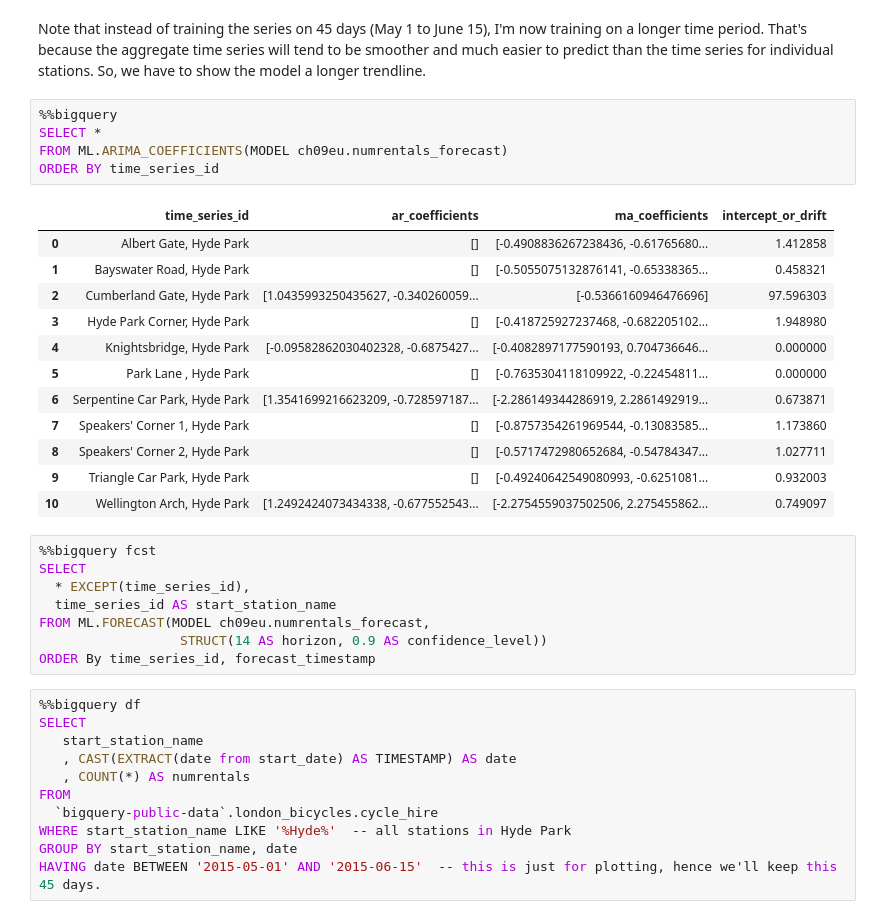
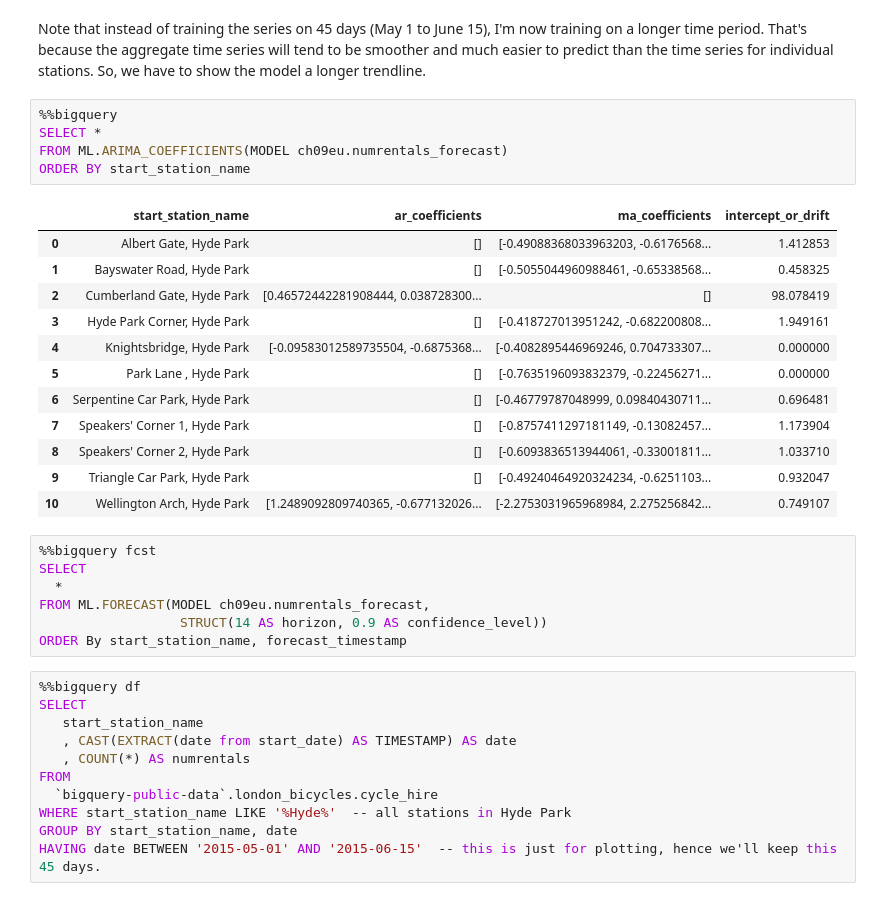
Before and after one commit to GoogleCloudPlatform/bigquery-oreilly-book, a Jupyter notebook: blogs/bqml_arima/bqml_arima.ipynb, the cells around one changed output. Drawn from its saved outputs; the diff is of its cells as text.

Commit message:
the time series id column behavior has changed.

```diff
--- a/blogs/bqml_arima/bqml_arima.ipynb
+++ b/blogs/bqml_arima/bqml_arima.ipynb
@@ -136,29 +144,28 @@ for individual stations. So, we have to show the model a longer trendline.
 # %%
 %%bigquery
 SELECT *
 FROM ML.ARIMA_COEFFICIENTS(MODEL ch09eu.numrentals_forecast)
-ORDER BY time_series_id
+ORDER BY start_station_name
 # %% [output]
-|  | time_series_id | ar_coefficients | ma_coefficients | intercept_or_drift |
-| 0 | Albert Gate, Hyde Park | [] | [-0.4908836267238436, -0.61765680... | 1.412858 |
-| 1 | Bayswater Road, Hyde Park | [] | [-0.5055075132876141, -0.65338365... | 0.458321 |
-| 2 | Cumberland Gate, Hyde Park | [1.0435993250435627, -0.340260059... | [-0.5366160946476696] | 97.596303 |
-| 3 | Hyde Park Corner, Hyde Park | [] | [-0.418725927237468, -0.682205102... | 1.948980 |
-| 4 | Knightsbridge, Hyde Park | [-0.09582862030402328, -0.6875427... | [-0.4082897177590193, 0.704736646... | 0.000000 |
-| 5 | Park Lane , Hyde Park | [] | [-0.7635304118109922, -0.22454811... | 0.000000 |
-| 6 | Serpentine Car Park, Hyde Park | [1.3541699216623209, -0.728597187... | [-2.286149344286919, 2.2861492919... | 0.673871 |
-| 7 | Speakers' Corner 1, Hyde Park | [] | [-0.8757354261969544, -0.13083585... | 1.173860 |
-| 8 | Speakers' Corner 2, Hyde Park | [] | [-0.5717472980652684, -0.54784347... | 1.027711 |
-| 9 | Triangle Car Park, Hyde Park | [] | [-0.49240642549080993, -0.6251081... | 0.932003 |
-| 10 | Wellington Arch, Hyde Park | [1.2492424073434338, -0.677552543... | [-2.2754559037502506, 2.275455862... | 0.749097 |
+|  | start_station_name | ar_coefficients | ma_coefficients | intercept_or_drift |
+| 0 | Albert Gate, Hyde Park | [] | [-0.49088368033963203, -0.6176568... | 1.412853 |
+| 1 | Bayswater Road, Hyde Park | [] | [-0.5055044960988461, -0.65338568... | 0.458325 |
+| 2 | Cumberland Gate, Hyde Park | [0.46572442281908444, 0.038728300... | [] | 98.078419 |
+| 3 | Hyde Park Corner, Hyde Park | [] | [-0.418727013951242, -0.682200808... | 1.949161 |
+| 4 | Knightsbridge, Hyde Park | [-0.09583012589735504, -0.6875368... | [-0.4082895446969246, 0.704733307... | 0.000000 |
+| 5 | Park Lane , Hyde Park | [] | [-0.7635196093832379, -0.22456271... | 0.000000 |
+| 6 | Serpentine Car Park, Hyde Park | [] | [-0.46779787048999, 0.09840430711... | 0.696481 |
+| 7 | Speakers' Corner 1, Hyde Park | [] | [-0.8757411297181149, -0.13082457... | 1.173904 |
+| 8 | Speakers' Corner 2, Hyde Park | [] | [-0.6093836513944061, -0.33001811... | 1.033710 |
+| 9 | Triangle Car Park, Hyde Park | [] | [-0.49240464920324234, -0.6251103... | 0.932047 |
+| 10 | Wellington Arch, Hyde Park | [1.2489092809740365, -0.677132026... | [-2.2753031965968984, 2.275256842... | 0.749107 |
 # %%
 %%bigquery fcst
 SELECT
-  * EXCEPT(time_series_id),
-  time_series_id AS start_station_name
+  *
 FROM ML.FORECAST(MODEL ch09eu.numrentals_forecast,
                   STRUCT(14 AS horizon, 0.9 AS confidence_level))
-ORDER By time_series_id, forecast_timestamp
+ORDER By start_station_name, forecast_timestamp
 # %%
 %%bigquery df
 SELECT
```
Also changed, not shown: parts of 9 cells of this notebook.
